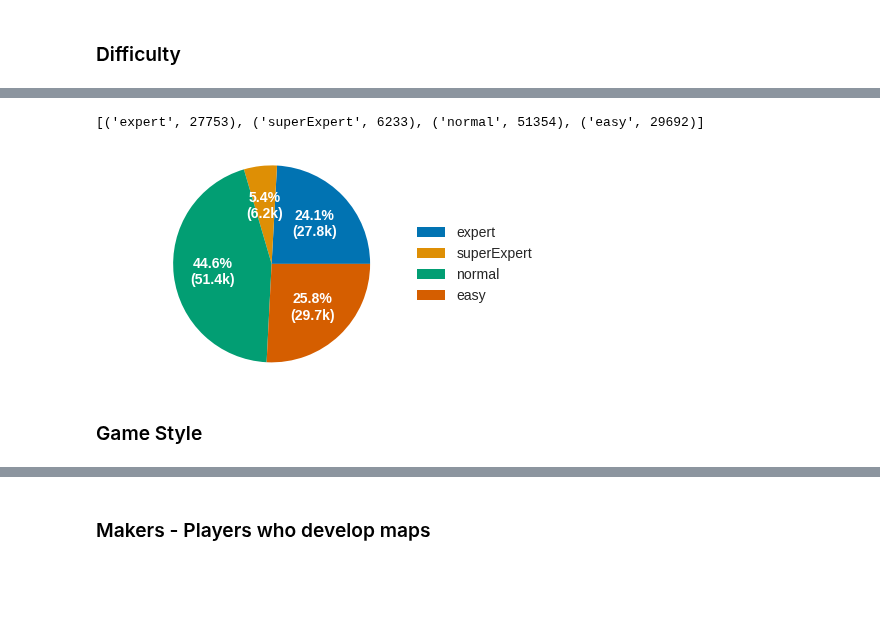
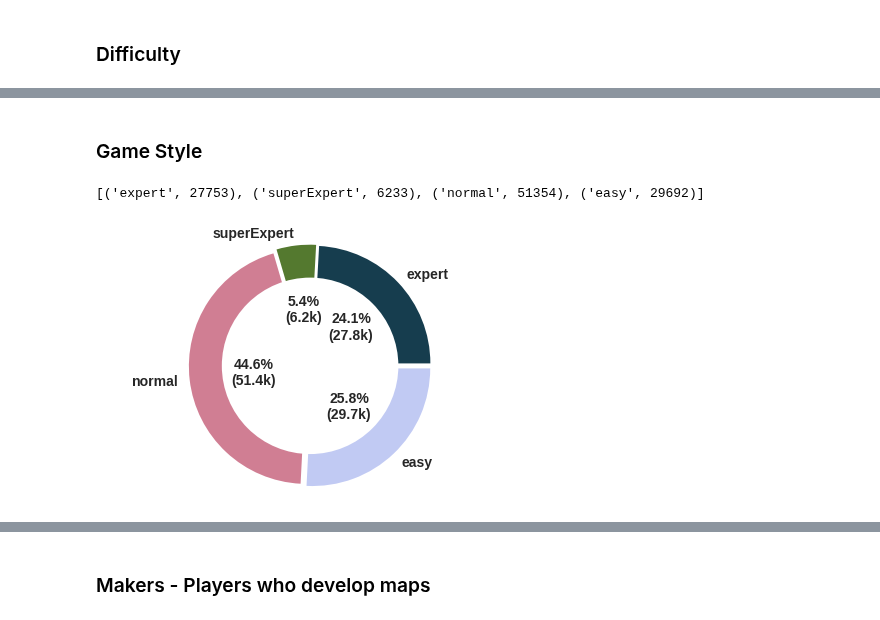
Before and after one commit to leomaurodesenv/smmnet, a Jupyter notebook: jupyter/game-maps.ipynb, the cells around one changed output, grey strips where cells are left out. Saved outputs shown, nothing was run; the diff lists cells and outputs as text; code cells hidden in the pictures; blank space fills up the shorter version.

```diff
--- a/jupyter/game-maps.ipynb
+++ b/jupyter/game-maps.ipynb
@@ -39,25 +39,2 @@ sns.palplot(palette)
-# %%
-# values
-labels = courses['difficulty'].unique().tolist()
-values = [sum(courses['difficulty'] == label) for label in labels]
-print(list(zip(labels, values)))
-
-# autopct pie plot - function
-def func(pct, allvals):
-    absolute = float(pct/100.*np.sum(allvals))/1000.0
-    return "{:.1f}%\n({:.1f}k)".format(pct, absolute)
-
-# plot
-fontsize = 14
-fig, ax = plt.subplots()
-ax.pie(values, autopct=lambda pct: func(pct, values), colors=palette,
-       textprops={'color':'w','fontsize':fontsize,'weight':'bold'})
-lgd = ax.legend(labels, loc='center left', bbox_to_anchor=(0.9, 0, 0.5, 1), prop={'size':fontsize})
-ax.axis('equal')
-plt.savefig('%s/%s.pdf' % (plot_folder, 'difficulty'), dpi=300, bbox_extra_artists=(lgd,), bbox_inches='tight')
-plt.show()
-# %% [output]
-[('expert', 27753), ('superExpert', 6233), ('normal', 51354), ('easy', 29692)]
-[figure, removed]
 # %% [markdown]
 ### Game Style
@@ -64,3 +49,27 @@ plt.show()
+# %%
+# values
+labels = courses['difficulty'].unique().tolist()
+values = [sum(courses['difficulty'] == label) for label in labels]
+print(list(zip(labels, values)))
+explode = [0.03] * len(values)
+
+# plot
+fig, ax = plt.subplots()
+ax.pie(values, autopct=lambda pct: func(pct, values), pctdistance=0.45,
+       colors=palette, explode=explode, labels=labels,
+       textprops={'fontsize':fontsize,'weight':'bold'})
+centre_circle = plt.Circle((0,0),0.75,fc='white')
+fig = plt.gcf()
+fig.gca().add_artist(centre_circle)
+
+# figure
+ax.axis('equal')
+plt.tight_layout()
+plt.savefig('%s/%s.pdf' % (plot_folder, 'difficulty'), dpi=300, bbox_inches='tight')
+plt.show()
+# %% [output]
+[('expert', 27753), ('superExpert', 6233), ('normal', 51354), ('easy', 29692)]
+[figure, added]
 # %%
 # values
 labels = courses['gameStyle'].unique().tolist()
```
Also changed, not shown: parts of 5 cells of this notebook, 5 other files.
